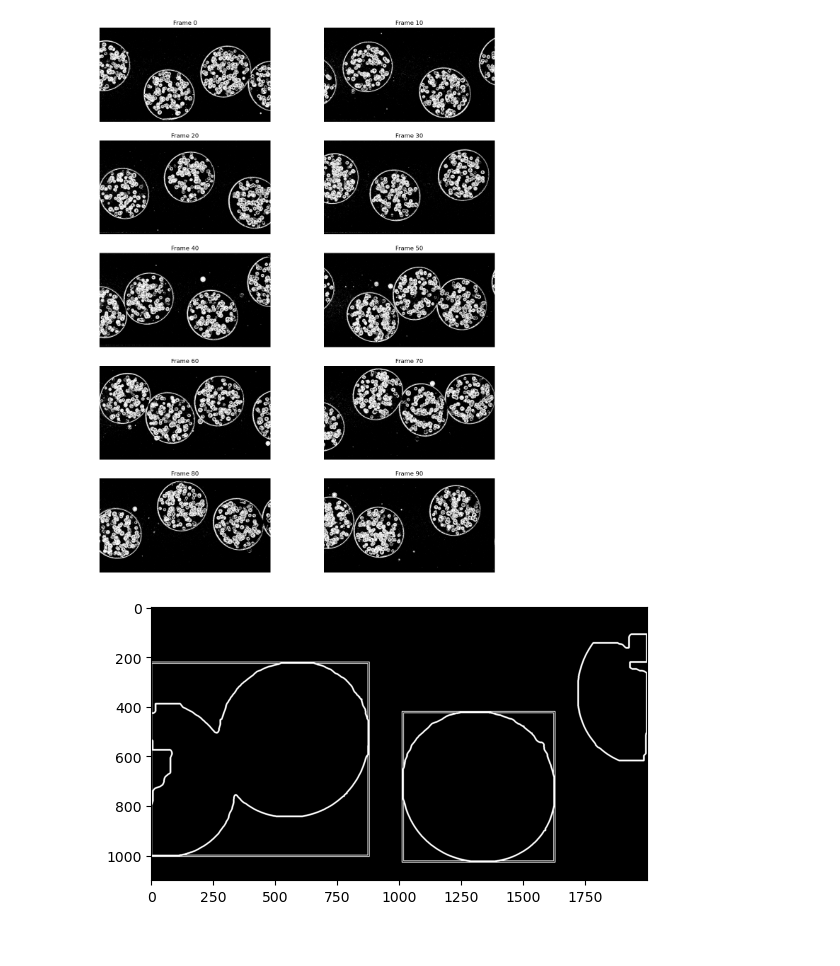
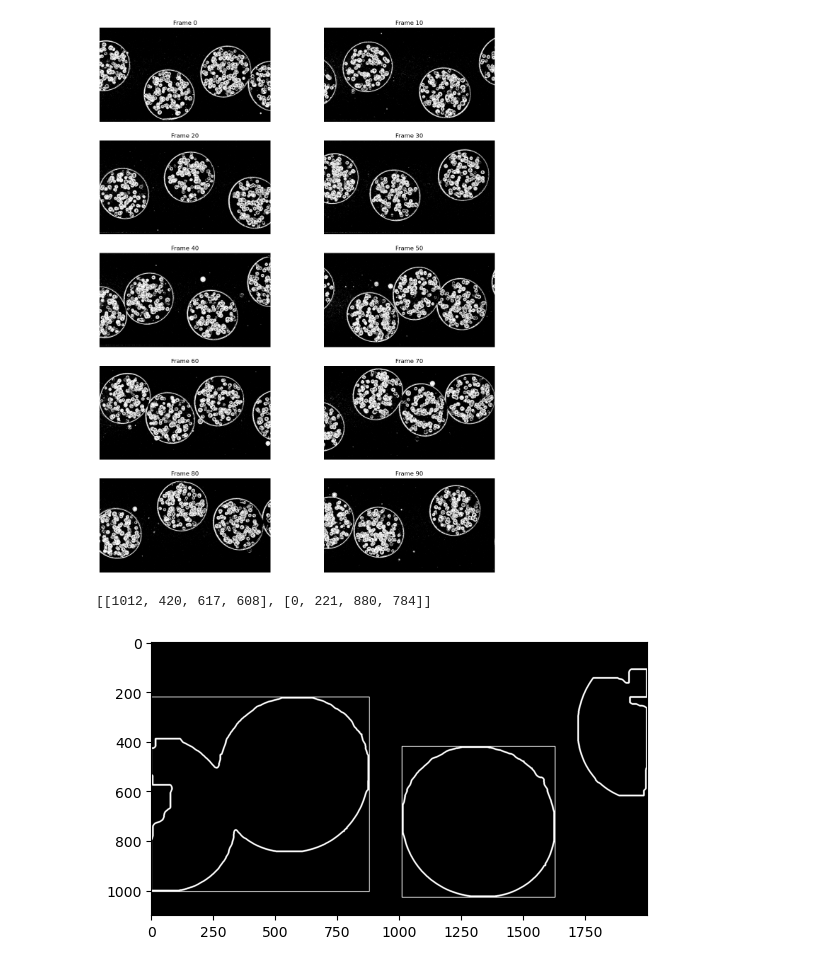
Before and after one commit to lambi702/CV-Video_annotation, a Jupyter notebook: rom.ipynb, the cells around one changed output. Drawn from its saved outputs; the diff is of its cells as text; code cells hidden in the pictures.

```diff
--- a/rom.ipynb
+++ b/rom.ipynb
@@ -71,32 +71,43 @@ def get_contours(mask):
 
     def get_boundaries(mask):
         boundaries = np.zeros(mask.shape)
         contours, _ = cv2.findContours(mask, cv2.RETR_TREE, cv2.CHAIN_APPROX_SIMPLE)
         for contour in contours:
             if cv2.contourArea(contour) > 300:
                 cv2.drawContours(boundaries, [contour], 0, (255), 5)
         return np.array(boundaries, dtype=np.uint8)
 
 
     def get_bounding_boxes(mask):
         contours, _ = cv2.findContours(mask, cv2.RETR_TREE, cv2.CHAIN_APPROX_SIMPLE)
         bb = []
         for contour in contours:
             if cv2.contourArea(contour) > 300:
                 x, y, w, h = cv2.boundingRect(contour)
                 if w > 400 and h > 400:
-                    bb.append((x, y, w, h))
+                    bb.append([x, y, w, h])
+
+        for i in bb:
+            for j in bb:
+                x1, y1, w1, h1 = i
+                x2, y2, w2, h2 = j
+                if x1 < x2 and y1 < y2 and x1+w1 > x2+w2 and y1+h1 > y2+h2:
+                    bb.remove(j)
+                elif x1 > x2 and y1 > y2 and x1+w1 < x2+w2 and y1+h1 < y2+h2:
+                    bb.remove(i)
         return bb
 
     mask = clean_frame(mask)
     mask = get_boundaries(mask)
     bb = get_bounding_boxes(mask)
     return mask, bb
 
 contour, bb= get_contours(masks[40])
+print(bb)
 plt.imshow(contour, cmap='gray')
 for x, y, w, h in bb:
     cv2.rectangle(contour, (x, y), (x+w, y+h), (255), 2)
 plt.imshow(contour, cmap='gray');
 # %% [output]
+[[1012, 420, 617, 608], [0, 221, 880, 784]]
-[figure, old version]
+[figure, new version]
```
